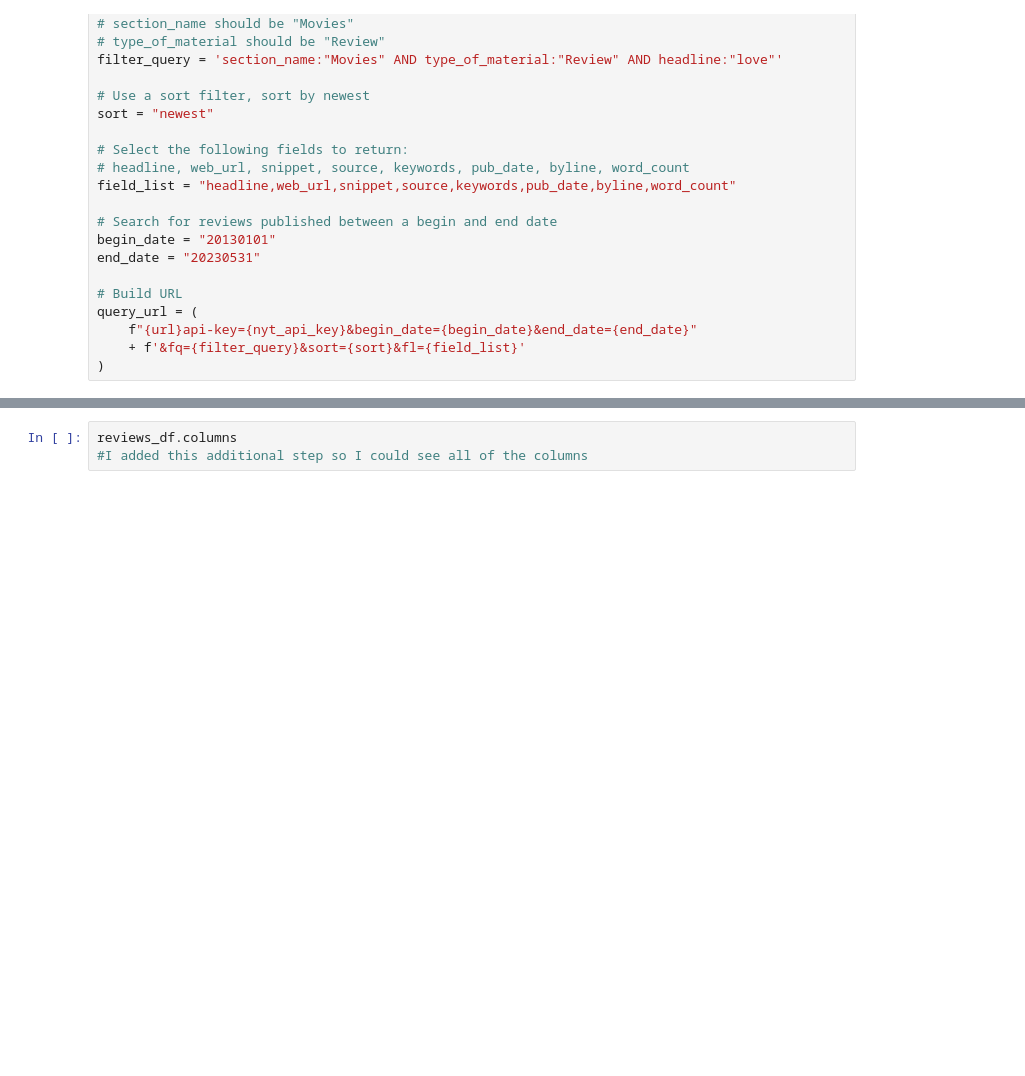
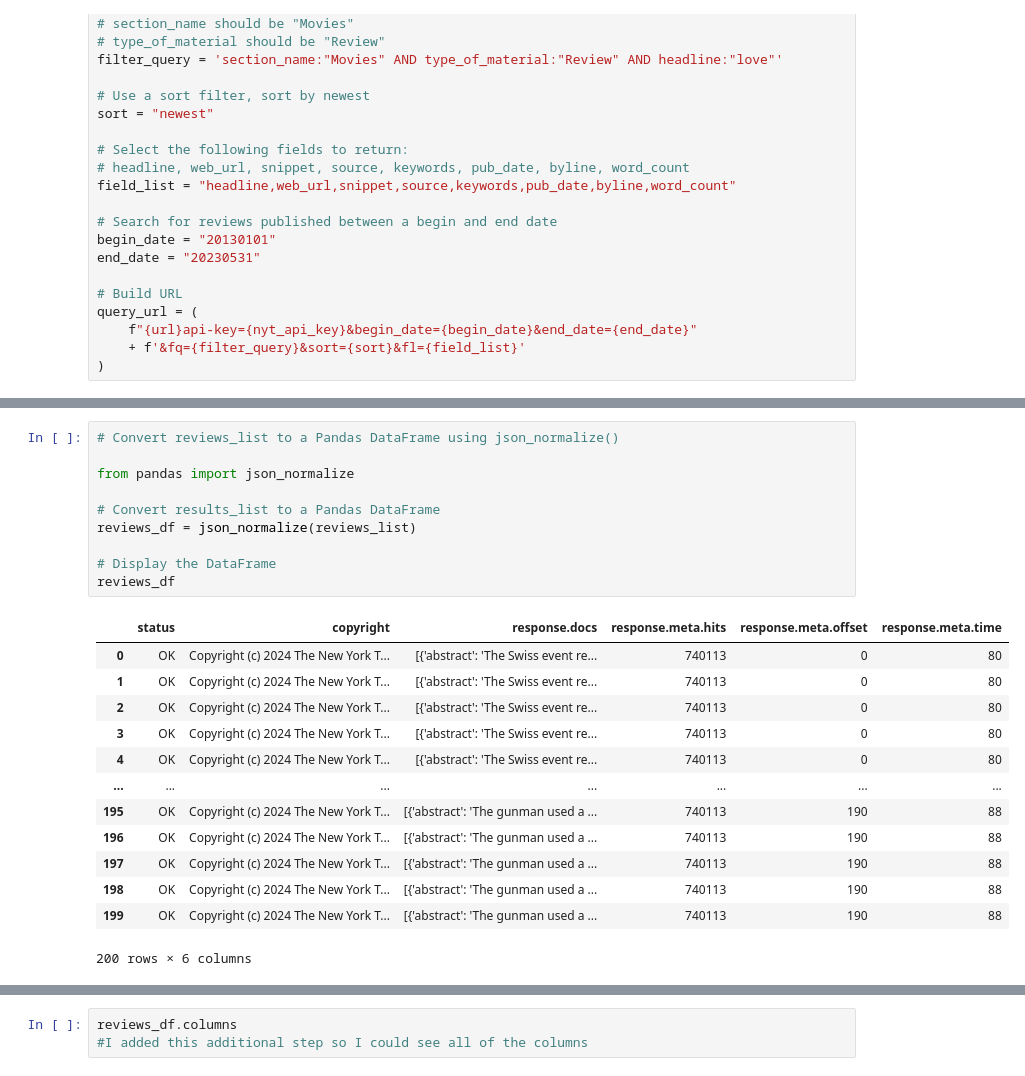
Before and after one commit to cscheese/data-sourcing-challenge, a Jupyter notebook: retrieve_movie_data.ipynb, the cells around one changed output, grey strips where cells are left out. Saved outputs shown, nothing was run; the diff lists cells and outputs as text; blank space fills up the shorter version.

```diff
--- a/retrieve_movie_data.ipynb
+++ b/retrieve_movie_data.ipynb
@@ -135,3 +191,27 @@ for review in results_list[:5]:
+# %%
+# Convert reviews_list to a Pandas DataFrame using json_normalize()
+
+from pandas import json_normalize
+
+# Convert results_list to a Pandas DataFrame
+reviews_df = json_normalize(reviews_list)
+
+# Display the DataFrame
+reviews_df
+# %% [output]
+|  | status | copyright | response.docs | response.meta.hits | response.meta.offset | response.meta.time |
+| 0 | OK | Copyright (c) 2024 The New York T... | [{'abstract': 'The Swiss event re... | 740113 | 0 | 80 |
+| 1 | OK | Copyright (c) 2024 The New York T... | [{'abstract': 'The Swiss event re... | 740113 | 0 | 80 |
+| 2 | OK | Copyright (c) 2024 The New York T... | [{'abstract': 'The Swiss event re... | 740113 | 0 | 80 |
+| 3 | OK | Copyright (c) 2024 The New York T... | [{'abstract': 'The Swiss event re... | 740113 | 0 | 80 |
+| 4 | OK | Copyright (c) 2024 The New York T... | [{'abstract': 'The Swiss event re... | 740113 | 0 | 80 |
+| ... | ... | ... | ... | ... | ... | ... |
+| 195 | OK | Copyright (c) 2024 The New York T... | [{'abstract': 'The gunman used a ... | 740113 | 190 | 88 |
+| 196 | OK | Copyright (c) 2024 The New York T... | [{'abstract': 'The gunman used a ... | 740113 | 190 | 88 |
+| 197 | OK | Copyright (c) 2024 The New York T... | [{'abstract': 'The gunman used a ... | 740113 | 190 | 88 |
+| 198 | OK | Copyright (c) 2024 The New York T... | [{'abstract': 'The gunman used a ... | 740113 | 190 | 88 |
+| 199 | OK | Copyright (c) 2024 The New York T... | [{'abstract': 'The gunman used a ... | 740113 | 190 | 88 |
+200 rows × 6 columns
 # %%
 # Convert reviews_list to a Pandas DataFrame using json_normalize()
 
```
Also changed, not shown: parts of 10 cells of this notebook, 2 other files.
